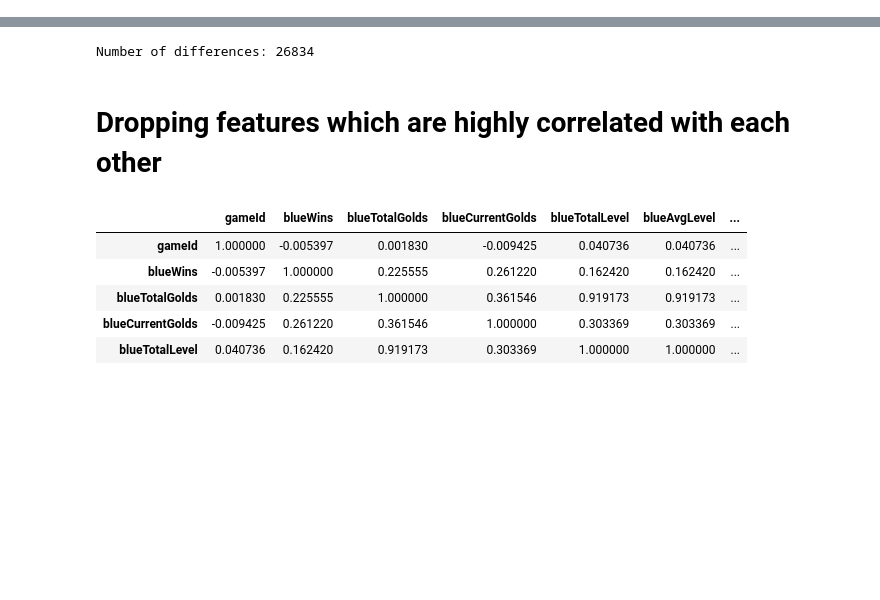
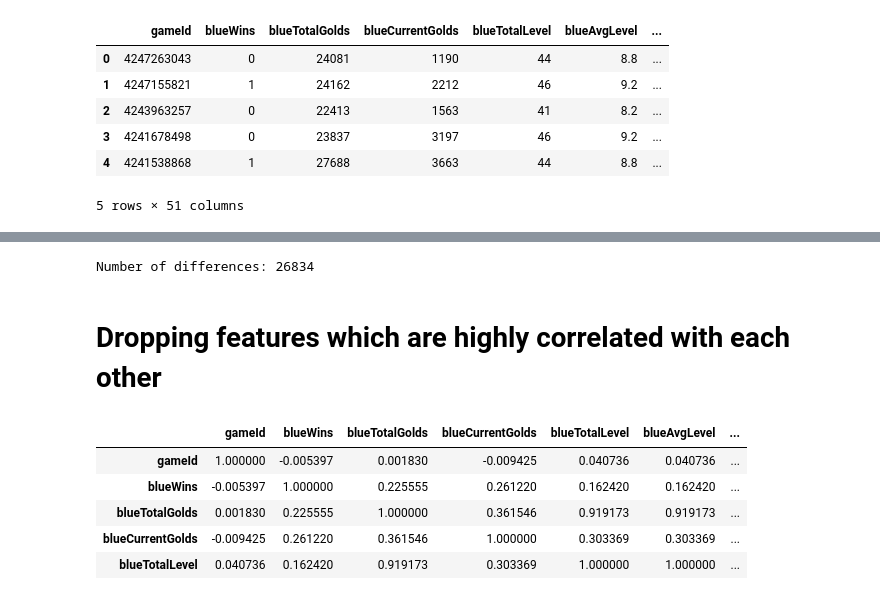
Before and after one commit to BigKawa/ML-machine_Learning_project, a Jupyter notebook: main.ipynb, the cells around one changed output, grey strips where cells are left out. Cells and saved outputs as stored; diff of their text form; code cells hidden in the pictures; blank space fills up the shorter version.

```diff
--- a/main.ipynb
+++ b/main.ipynb
@@ -23,3 +23,13 @@ from sklearn.linear_model import LogisticRegression
 from sklearn.model_selection import GridSearchCV
 # %%
 lol_df = pd.read_csv("Challenger_Ranked_Games_15minute.csv")
+# %%
+lol_df.head()
+# %% [output]
+|  | gameId | blueWins | blueTotalGolds | blueCurrentGolds | blueTotalLevel | blueAvgLevel | ... |
+| 0 | 4247263043 | 0 | 24081 | 1190 | 44 | 8.8 | ... |
+| 1 | 4247155821 | 1 | 24162 | 2212 | 46 | 9.2 | ... |
+| 2 | 4243963257 | 0 | 22413 | 1563 | 41 | 8.2 | ... |
+| 3 | 4241678498 | 0 | 23837 | 3197 | 46 | 9.2 | ... |
+| 4 | 4241538868 | 1 | 27688 | 3663 | 44 | 8.8 | ... |
+5 rows × 51 columns
```
Also changed, not shown: parts of 9 cells of this notebook, 1 other file.
